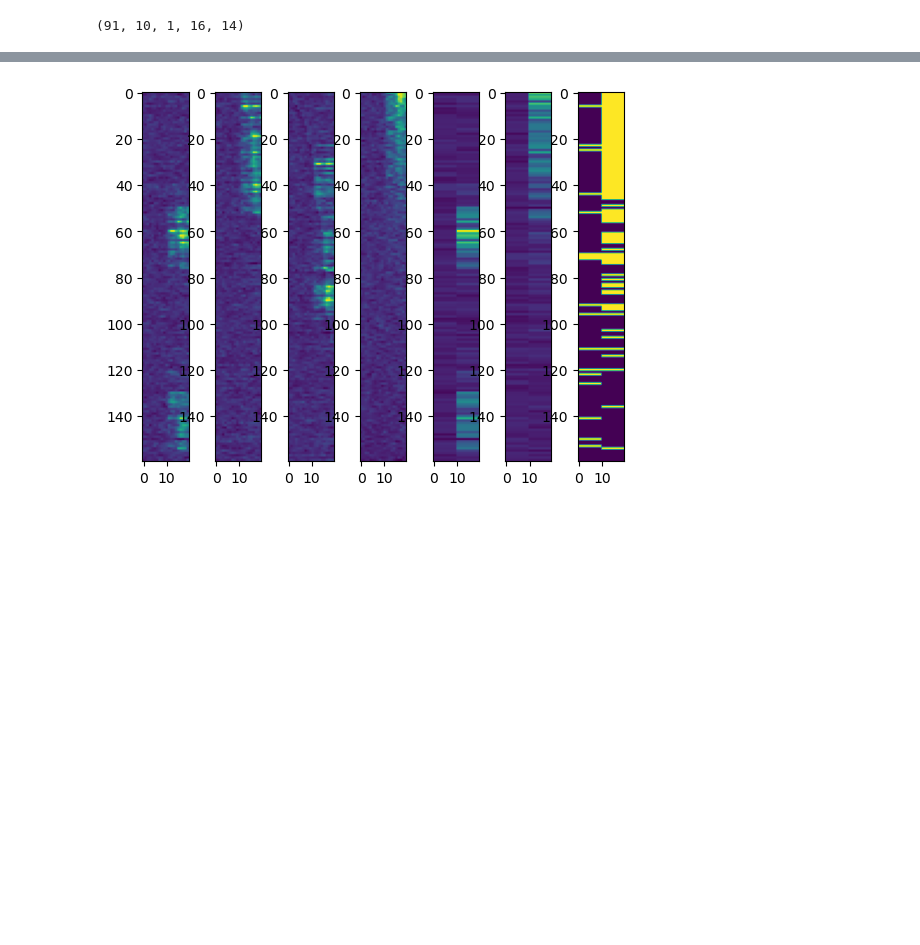
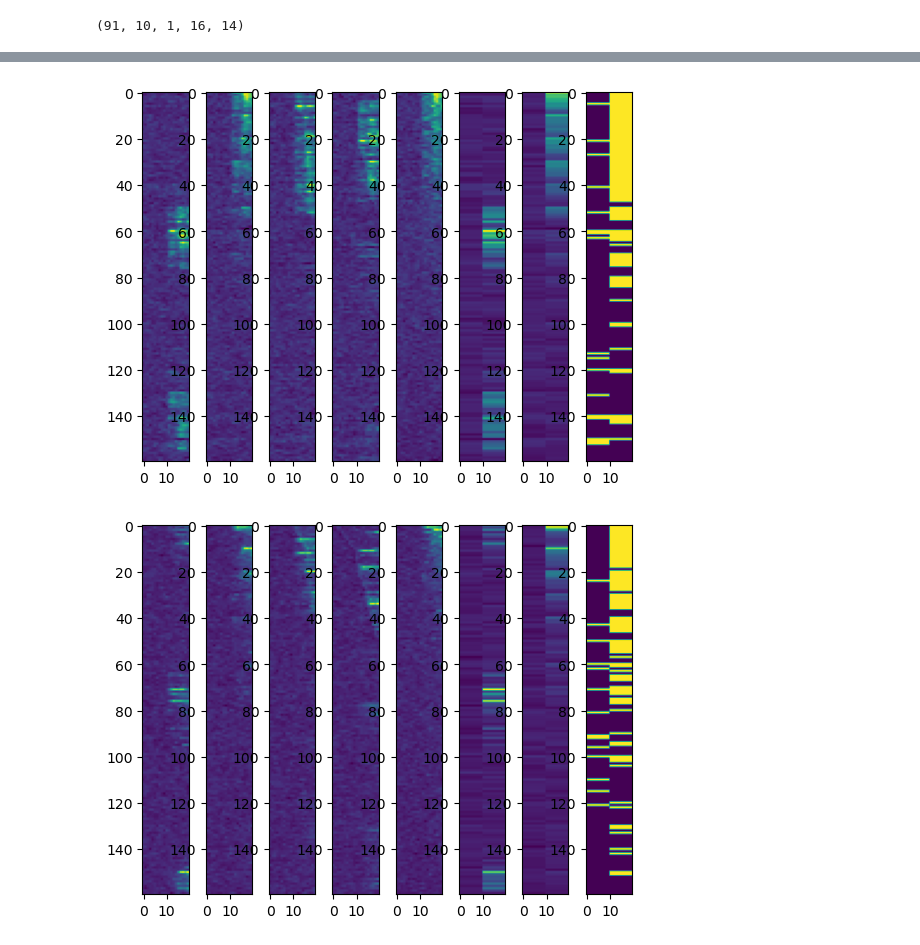
Before and after one commit to GreggHeller1/adult-spine-models, a Jupyter notebook: scripts/notebook.ipynb, the cells around one changed output, grey strips where cells are left out. Cells and saved outputs as stored; diff of their text form; code cells hidden in the pictures; blank space fills up the shorter version.

```diff
--- a/scripts/notebook.ipynb
+++ b/scripts/notebook.ipynb
@@ -59,6 +64,7 @@ True
 #io.readfile(test_path)
 soma = io.loadmat(soma_path)
 spine_data = io.loadmat(spines_path)
+soma_data = soma
 # %%
 #data manipulation
 spines = spine_data
@@ -139,3 +158,7 @@ plot.plot_activity_plots(soma_sub_traces, soma_means, soma_means_sorted, soma_bo
 # %%
-best_match_traces, best_match_FOV, best_match_idx, max_dot = comp.get_most_similar_spine(soma_sub_traces, spine_data)
-spine_means, spine_means_sorted, spine_bool = plot.produce_activity_plots(best_match_traces)
+similarity_list, fov_num_list, spine_num_list = comp.get_most_similar_spine(soma_data, spine_data)
+#spine_means, spine_means_sorted, spine_bool = plot.produce_activity_plots(best_match_traces)
+# %%
+rank = 0
+best_match_traces = comp.get_traces(spine_data, fov=fov_num_list[rank], spine_index=spine_num_list[rank])
+best_match_traces = comp.select_timesteps(best_match_traces)
@@ -142,4 +169,8 @@ spine_means, spine_means_sorted, spine_bool = plot.produce_activity_plots(best_m
 # %%
-plot.plot_activity_plots(best_match_traces, spine_means, spine_means_sorted, spine_bool)
+for rank in range(10):
+    best_match_traces = comp.get_traces(spine_data, fov=fov_num_list[rank], spine_index=spine_num_list[rank])
+    best_match_traces = comp.select_timesteps(best_match_traces)
+    plot.plot_activity_plots(best_match_traces)
 # %% [output]
-[figure, old version]
+[figure, new version]
+[figure, added]
```
Also changed, not shown: parts of 17 cells of this notebook, 9 other files.
